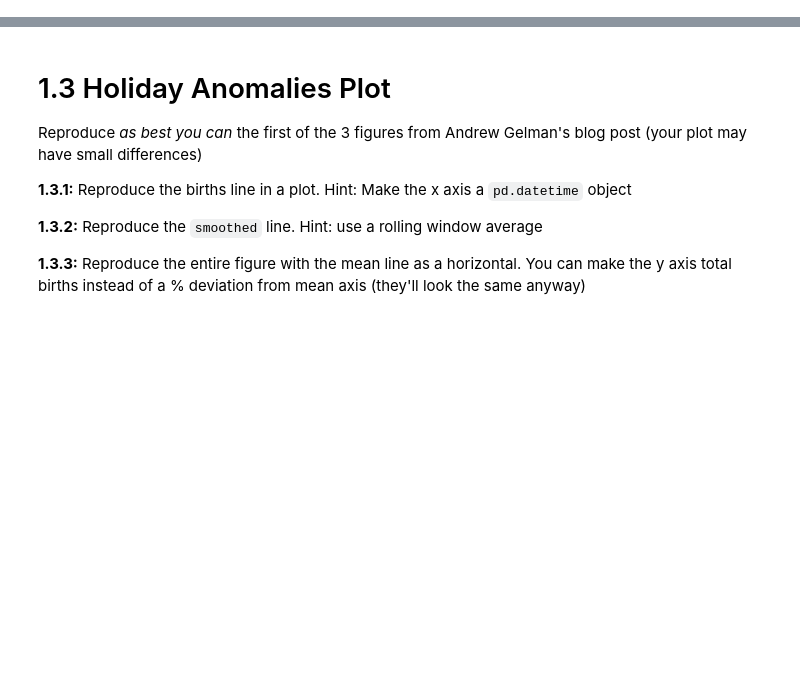
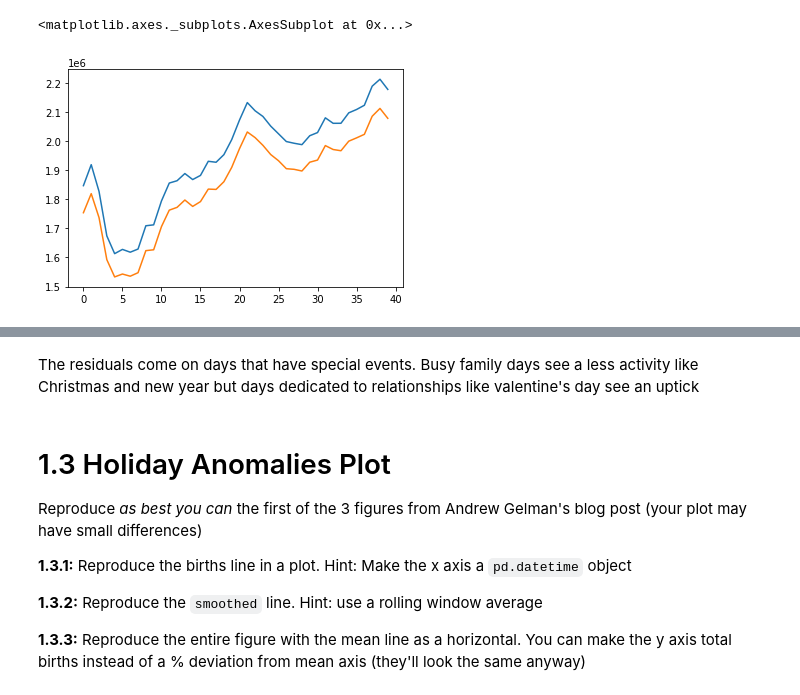
Before and after one commit to cb-ds-1/m2-3-exploration, a Jupyter notebook: workshop.ipynb, the cells around one changed output, grey strips where cells are left out. Drawn from its saved outputs; the diff is of its cells as text; code cells hidden in the pictures; blank space fills up the shorter version.

```diff
--- a/workshop.ipynb
+++ b/workshop.ipynb
@@ -8,6 +8,15 @@ Reproduce the following plot of births by gender over time given the data:
 ![](births_gender.png)
 
 Note the `1e6` on the y axis for scale
+# %%
+import pandas as pd
+
+df = pd.read_csv('data/births.csv')
+df.loc[df['gender'] == 'M'].groupby(['year']).sum().reset_index()['births'].plot()
+df.loc[df['gender'] == 'F'].groupby(['year']).sum().reset_index()['births'].plot()
+# %% [output]
+<matplotlib.axes._subplots.AxesSubplot at 0x...>
+[figure, added]
 # %% [markdown]
 # 1.2 Births anomalies
 
@@ -18,6 +27,8 @@ This was analyzed by beloved statistician Andrew Gelman [here](http://andrewgelm
 Explain all three plots in Gelman's figure.
 
 **1.2:** What is the periodic component? What is the residual? Use your research skills to learn then explain it (in english).
+# %% [markdown]
+The residuals come on days that have special events. Busy family days see a less activity like Christmas and new year but days dedicated to relationships like valentine's day see an uptick
 # %% [markdown]
 # 1.3 Holiday Anomalies Plot
 
```
Also changed, not shown: parts of 1 cell of this notebook.
